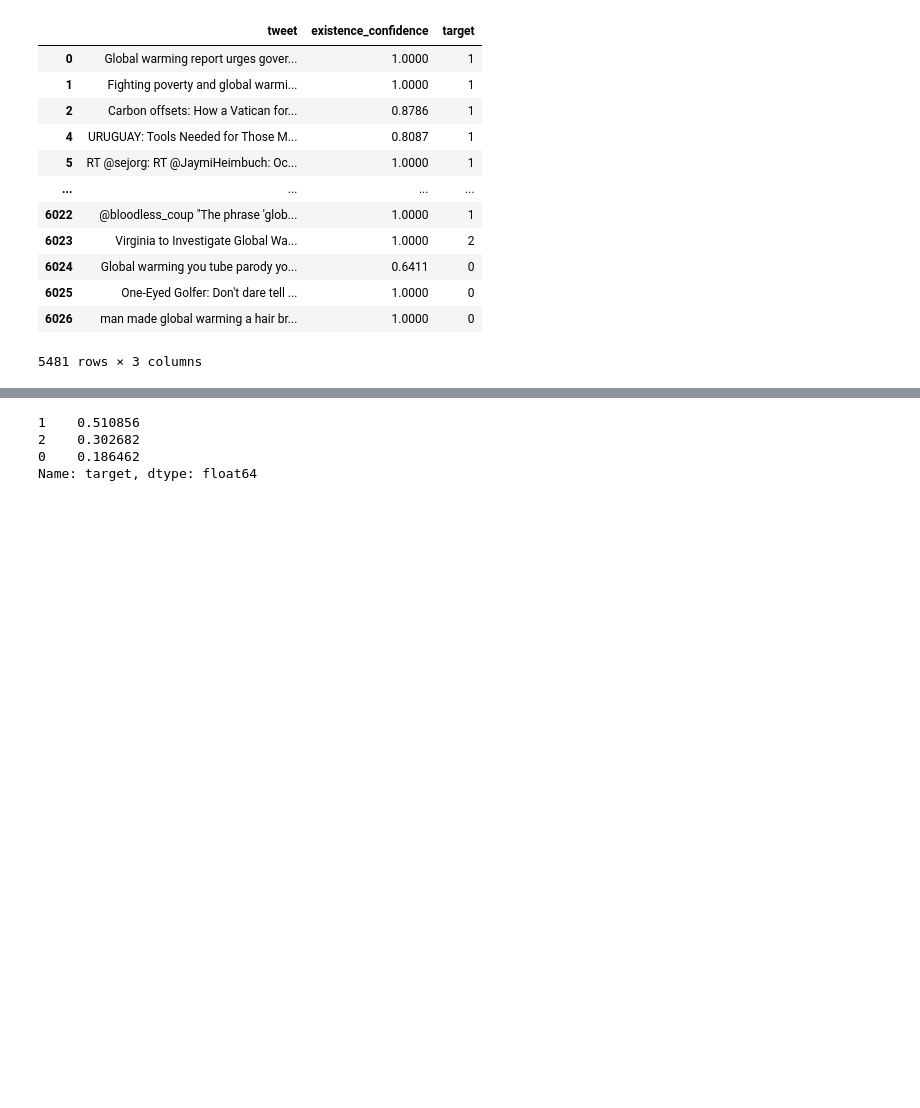
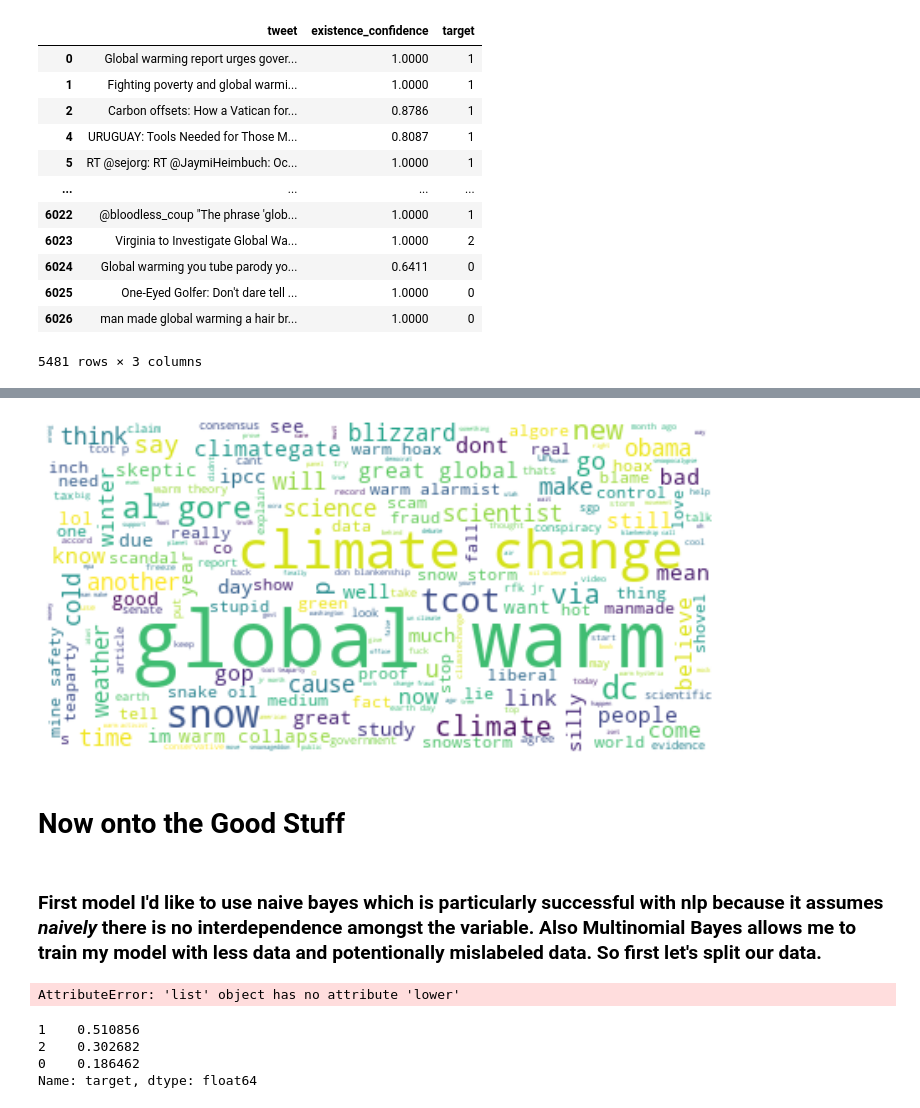
Before and after one commit to pleasecallmejax/NLP-Sentiment-Classification, a Jupyter notebook: Preliminary EDA Notebook.ipynb, the cells around one changed output, grey strips where cells are left out. Cells and saved outputs as stored; diff of their text form; code cells hidden in the pictures; blank space fills up the shorter version.

```diff
--- a/Preliminary EDA Notebook.ipynb
+++ b/Preliminary EDA Notebook.ipynb
@@ -221,0 +310,15 @@ sample = pd.DataFrame(pdt_items['A']+','+pdt_items['B']+','+pdt_items['C'].astyp
+# %%
+wc = WordCloud(background_color='white', max_words=200)
+# generate the word cloud
+wc.generate(disbeliever)
+
+plt.figure(figsize=(12,10))
+plt.imshow(wc, interpolation='bilinear')
+plt.axis('off')
+plt.show()
+# %% [output]
+[figure, added]
+# %% [markdown]
+# Now onto the Good Stuff
+# %% [markdown]
+### First model I'd like to use naive bayes which is particularly successful with nlp because it assumes *naively* there is no interdependence amongst the variable. Also Multinomial Bayes allows me to train my model with less data and potentionally mislabeled data. So first let's split our data.
@@ -222,3 +329,19 @@ sample = pd.DataFrame(pdt_items['A']+','+pdt_items['B']+','+pdt_items['C'].astyp
+# %%
+cusstopwords = text.ENGLISH_STOP_WORDS.union(['link', 'climate', 'change', 'global','warm'])
+tfidf = TfidfVectorizer(
+    max_features=100,
+    stop_words=cusstopwords)
+
+
+unique_df['lemmed_tweets'] = [lema(i) for i in unique_df['clean_tweets']]
+# Fit the vectorizer on X_train["text"] and transform it
+X_train_vectorized = tfidf.fit_transform(X_train['lemmed_tweets'])
+
+
+# Visually inspect the 10 most common words
+pd.DataFrame.sparse.from_spmatrix(X_train_vectorized, columns=tfidf.get_feature_names())
+# %% [output]
+AttributeError: 'list' object has no attribute 'lower'
 # %%
 unique_df.target.value_counts(normalize=True)
 # %% [output]
```
Also changed, not shown: parts of 33 cells of this notebook.
